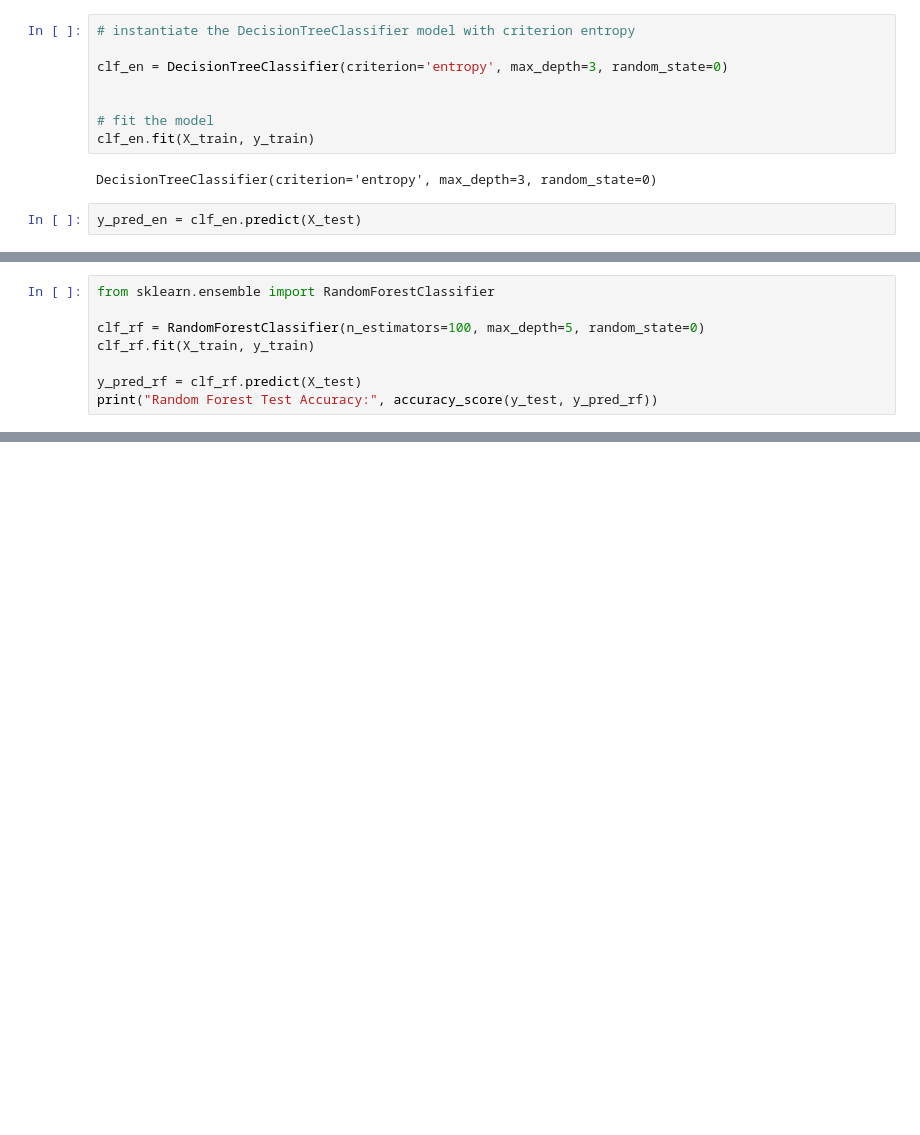
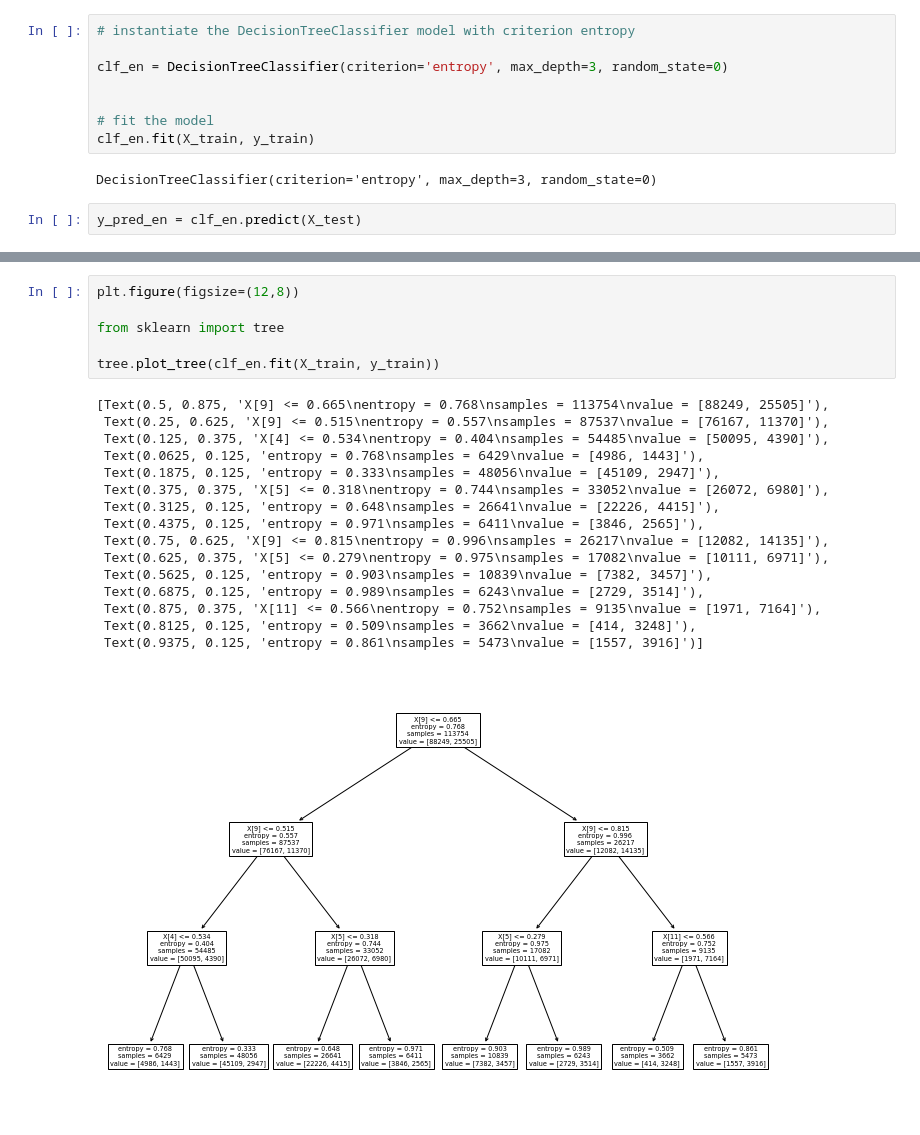
Before and after one commit to fr4nc15co/classification_methods, a Jupyter notebook: 1ST DATASET/DECISION TREES/weather.ipynb, the cells around one changed output, grey strips where cells are left out. Drawn from its saved outputs; the diff is of its cells as text; blank space fills up the shorter version.

Commit message:
Medicion de energia Decision Trees

```diff
--- a/1ST DATASET/DECISION TREES/weather.ipynb
+++ b/1ST DATASET/DECISION TREES/weather.ipynb
@@ -231,8 +472,0 @@ Training-set accuracy score: 1.0000
-# %%
-from sklearn.ensemble import RandomForestClassifier
-
-clf_rf = RandomForestClassifier(n_estimators=100, max_depth=5, random_state=0)
-clf_rf.fit(X_train, y_train)
-
-y_pred_rf = clf_rf.predict(X_test)
-print("Random Forest Test Accuracy:", accuracy_score(y_test, y_pred_rf))
@@ -240,0 +482,23 @@ Random Forest Test Accuracy: 1.0
+# %%
+plt.figure(figsize=(12,8))
+
+from sklearn import tree
+
+tree.plot_tree(clf_en.fit(X_train, y_train))
+# %% [output]
+[Text(0.5, 0.875, 'X[9] <= 0.665\nentropy = 0.768\nsamples = 113754\nvalue = [88249, 25505]'),
+ Text(0.25, 0.625, 'X[9] <= 0.515\nentropy = 0.557\nsamples = 87537\nvalue = [76167, 11370]'),
+ Text(0.125, 0.375, 'X[4] <= 0.534\nentropy = 0.404\nsamples = 54485\nvalue = [50095, 4390]'),
+ Text(0.0625, 0.125, 'entropy = 0.768\nsamples = 6429\nvalue = [4986, 1443]'),
+ Text(0.1875, 0.125, 'entropy = 0.333\nsamples = 48056\nvalue = [45109, 2947]'),
+ Text(0.375, 0.375, 'X[5] <= 0.318\nentropy = 0.744\nsamples = 33052\nvalue = [26072, 6980]'),
+ Text(0.3125, 0.125, 'entropy = 0.648\nsamples = 26641\nvalue = [22226, 4415]'),
+ Text(0.4375, 0.125, 'entropy = 0.971\nsamples = 6411\nvalue = [3846, 2565]'),
+ Text(0.75, 0.625, 'X[9] <= 0.815\nentropy = 0.996\nsamples = 26217\nvalue = [12082, 14135]'),
+ Text(0.625, 0.375, 'X[5] <= 0.279\nentropy = 0.975\nsamples = 17082\nvalue = [10111, 6971]'),
+ Text(0.5625, 0.125, 'entropy = 0.903\nsamples = 10839\nvalue = [7382, 3457]'),
+ Text(0.6875, 0.125, 'entropy = 0.989\nsamples = 6243\nvalue = [2729, 3514]'),
+ Text(0.875, 0.375, 'X[11] <= 0.566\nentropy = 0.752\nsamples = 9135\nvalue = [1971, 7164]'),
+ Text(0.8125, 0.125, 'entropy = 0.509\nsamples = 3662\nvalue = [414, 3248]'),
+ Text(0.9375, 0.125, 'entropy = 0.861\nsamples = 5473\nvalue = [1557, 3916]')]
+[figure, added]
```
Also changed, not shown: parts of 56 cells of this notebook, 1 other file.
